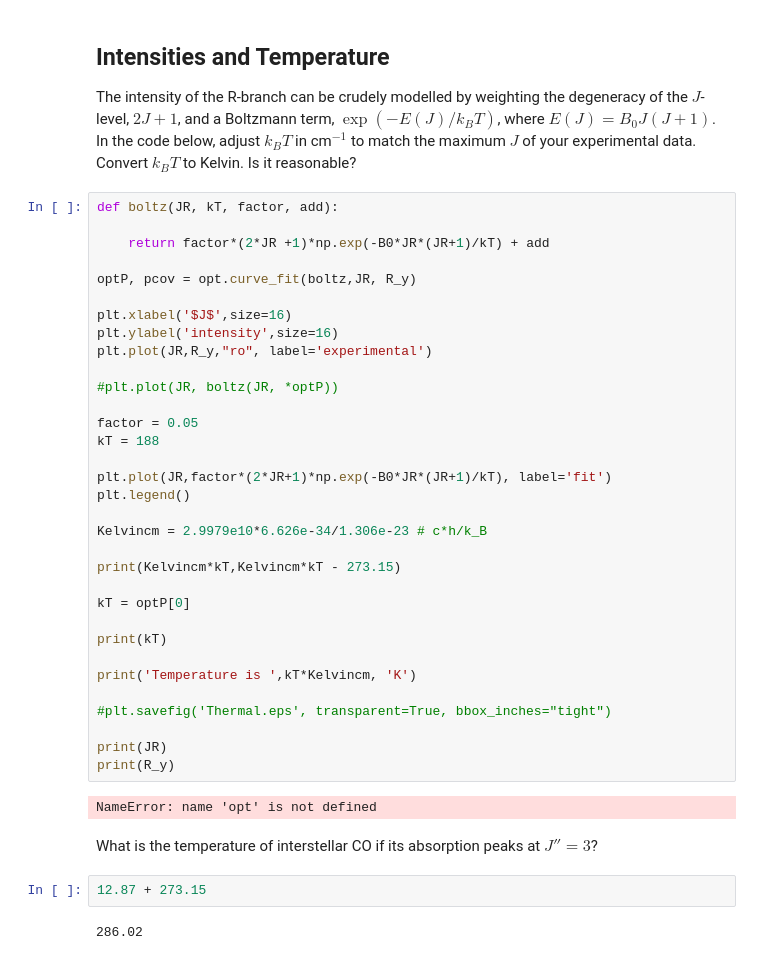
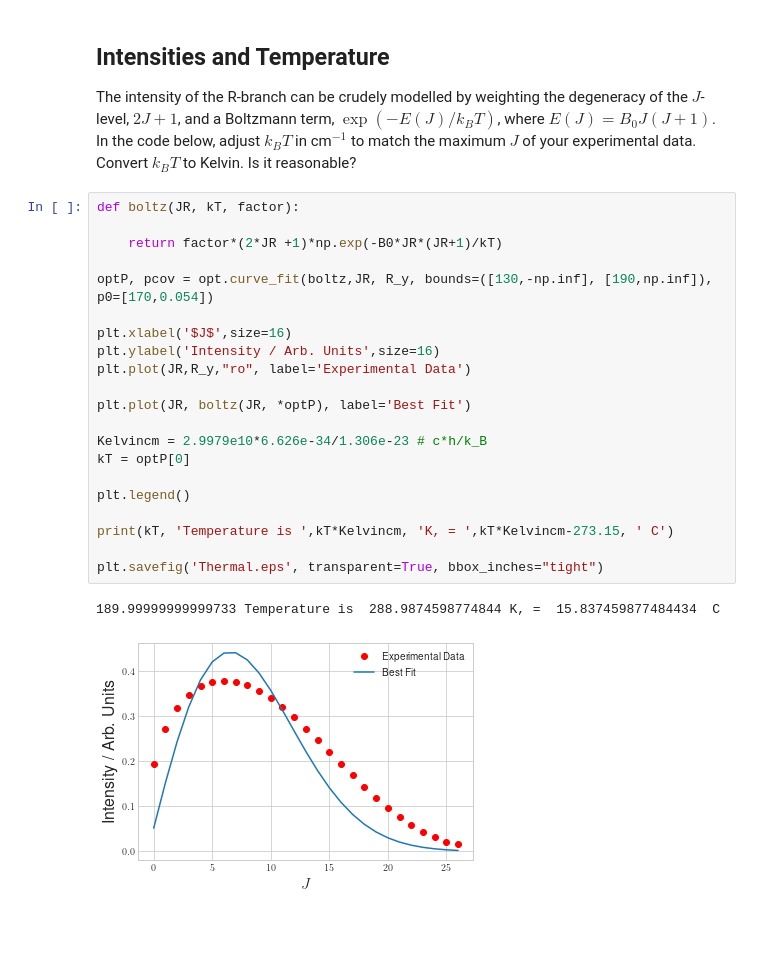
Before and after one commit to Sam-js2/CHEM2011-Lab-Report, a Jupyter notebook: QS4 Measurement.ipynb, the cells around one changed output. Cells and saved outputs as stored; diff of their text form; blank space fills up the shorter version.

```diff
--- a/QS4 Measurement.ipynb
+++ b/QS4 Measurement.ipynb
@@ -402,43 +382,26 @@ emission is expected at  115.26710570085417 +/- 0.06383969194641527 GHz
 ## Intensities and Temperature
 The intensity of the R-branch can be crudely modelled by weighting the degeneracy of the $J$-level, $2J+1$, and a Boltzmann term, $\exp(-E(J)/k_BT)$, where $E(J)=B_0J(J+1)$. In the code below, adjust $k_BT$ in cm$^{-1}$ to match the maximum $J$ of your experimental data. Convert $k_BT$ to Kelvin. Is it reasonable?
 # %%
-def boltz(JR, kT, factor, add):
+def boltz(JR, kT, factor):
 
-    return factor*(2*JR +1)*np.exp(-B0*JR*(JR+1)/kT) + add
+    return factor*(2*JR +1)*np.exp(-B0*JR*(JR+1)/kT)
 
-optP, pcov = opt.curve_fit(boltz,JR, R_y)
+optP, pcov = opt.curve_fit(boltz,JR, R_y, bounds=([130,-np.inf], [190,np.inf]), p0=[170,0.054])
 
 plt.xlabel('$J$',size=16)
-plt.ylabel('intensity',size=16)
-plt.plot(JR,R_y,"ro", label='experimental')
+plt.ylabel('Intensity / Arb. Units',size=16)
+plt.plot(JR,R_y,"ro", label='Experimental Data')
 
-#plt.plot(JR, boltz(JR, *optP))
+plt.plot(JR, boltz(JR, *optP), label='Best Fit')
 
-factor = 0.05
-kT = 188
+Kelvincm = 2.9979e10*6.626e-34/1.306e-23 # c*h/k_B
+kT = optP[0]
 
-plt.plot(JR,factor*(2*JR+1)*np.exp(-B0*JR*(JR+1)/kT), label='fit')
 plt.legend()
 
-Kelvincm = 2.9979e10*6.626e-34/1.306e-23 # c*h/k_B
+print(kT, 'Temperature is ',kT*Kelvincm, 'K, = ',kT*Kelvincm-273.15, ' C')
 
-print(Kelvincm*kT,Kelvincm*kT - 273.15)
-
-kT = optP[0]
-
-print(kT)
-
-print('Temperature is ',kT*Kelvincm, 'K')
-
-#plt.savefig('Thermal.eps', transparent=True, bbox_inches="tight")
-
-print(JR)
-print(R_y)
+plt.savefig('Thermal.eps', transparent=True, bbox_inches="tight")
 # %% [output]
-NameError: name 'opt' is not defined
+189.99999999999733 Temperature is  288.9874598774844 K, =  15.837459877484434  C
+[figure, added]
-# %% [markdown]
-What is the temperature of interstellar CO if its absorption peaks at $J'' = 3$?
-# %%
-12.87 + 273.15
-# %% [output]
-286.02
```
Also changed, not shown: parts of 9 cells of this notebook, 1 other file.
